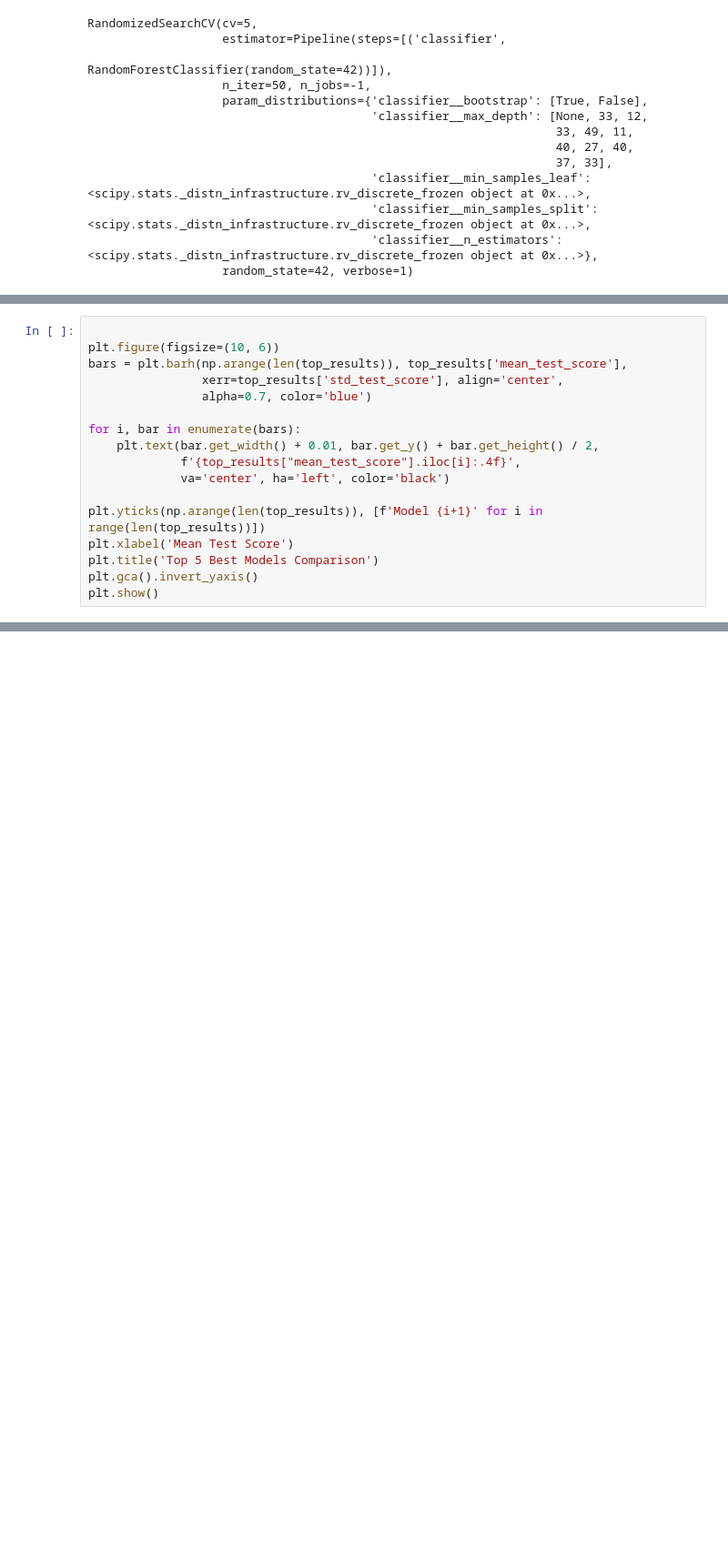
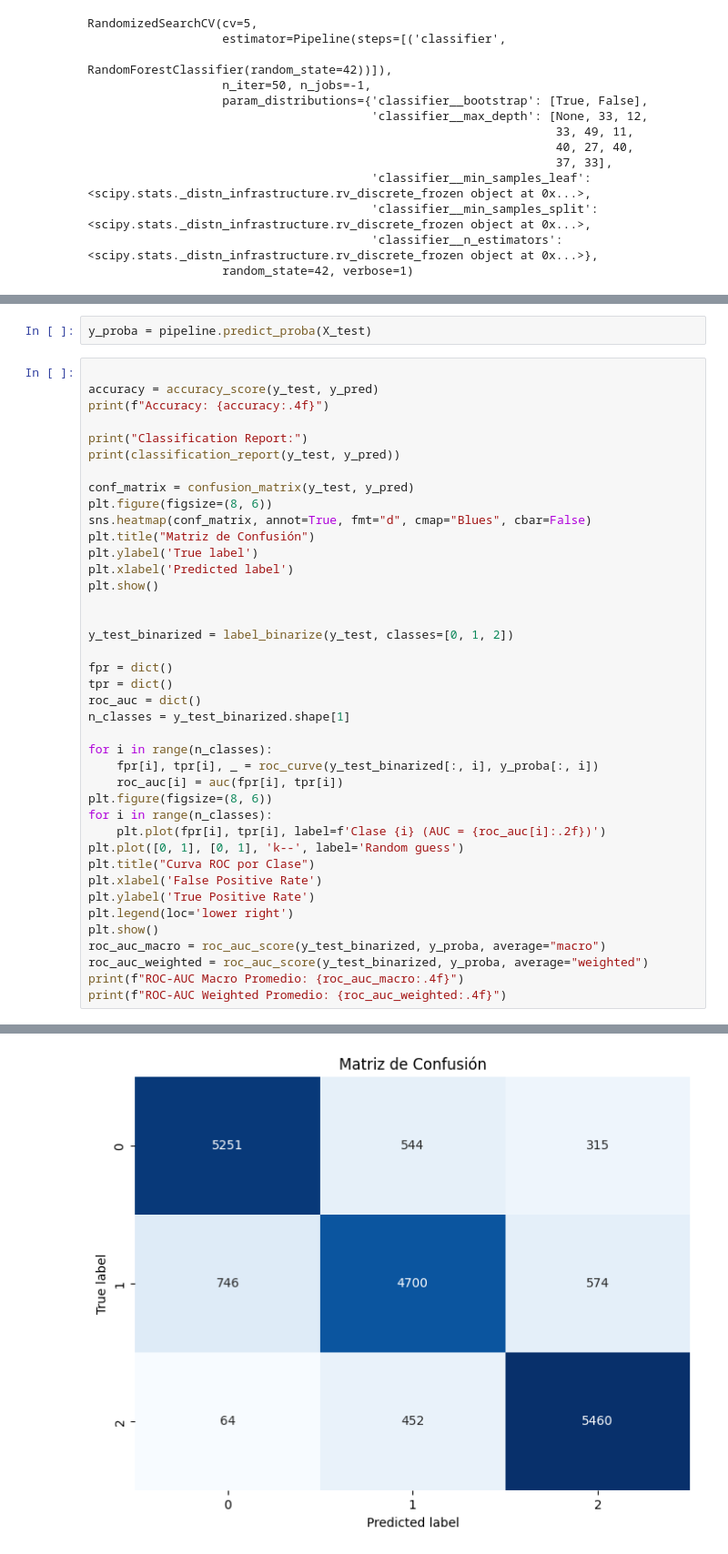
Before and after one commit to felipetryt12/Proyecto-Clasificacion-de-Score-Crediticio, a Jupyter notebook: PROYECTO/src/models_training/optimizacion_random_forest.ipynb, the cells around one changed output, grey strips where cells are left out. Shown at 91% size. Drawn from its saved outputs; the diff is of its cells as text; blank space fills up the shorter version.

Commit message:
Modelo_completo

```diff
--- a/PROYECTO/src/models_training/optimizacion_random_forest.ipynb
+++ b/PROYECTO/src/models_training/optimizacion_random_forest.ipynb
@@ -183,20 +167,3 @@ top_results
 | 21 | 0.835962 | 0.003326 | 512 | 33 | 17 | ... |
 | 9 | 0.835340 | 0.003228 | 965 | 49 | 16 | ... |
 | 27 | 0.834567 | 0.002744 | 758 | 33 | 8 | ... |
-# %%
-
-plt.figure(figsize=(10, 6))
-bars = plt.barh(np.arange(len(top_results)), top_results['mean_test_score'],
-                xerr=top_results['std_test_score'], align='center',
-                alpha=0.7, color='blue')
-
-for i, bar in enumerate(bars):
-    plt.text(bar.get_width() + 0.01, bar.get_y() + bar.get_height() / 2,
-             f'{top_results["mean_test_score"].iloc[i]:.4f}',
-             va='center', ha='left', color='black')
-
-plt.yticks(np.arange(len(top_results)), [f'Model {i+1}' for i in range(len(top_results))])
-plt.xlabel('Mean Test Score')
-plt.title('Top 5 Best Models Comparison')
-plt.gca().invert_yaxis()
-plt.show()
@@ -204,0 +313,43 @@ plt.show()
+# %%
+y_proba = pipeline.predict_proba(X_test)
+# %%
+
+accuracy = accuracy_score(y_test, y_pred)
+print(f"Accuracy: {accuracy:.4f}")
+
+print("Classification Report:")
+print(classification_report(y_test, y_pred))
+
+conf_matrix = confusion_matrix(y_test, y_pred)
+plt.figure(figsize=(8, 6))
+sns.heatmap(conf_matrix, annot=True, fmt="d", cmap="Blues", cbar=False)
+plt.title("Matriz de Confusión")
+plt.ylabel('True label')
+plt.xlabel('Predicted label')
+plt.show()
+
+
+y_test_binarized = label_binarize(y_test, classes=[0, 1, 2])
+
+fpr = dict()
+tpr = dict()
+roc_auc = dict()
+n_classes = y_test_binarized.shape[1]
+
+for i in range(n_classes):
+    fpr[i], tpr[i], _ = roc_curve(y_test_binarized[:, i], y_proba[:, i])
+    roc_auc[i] = auc(fpr[i], tpr[i])
+plt.figure(figsize=(8, 6))
+for i in range(n_classes):
+    plt.plot(fpr[i], tpr[i], label=f'Clase {i} (AUC = {roc_auc[i]:.2f})')
+plt.plot([0, 1], [0, 1], 'k--', label='Random guess')
+plt.title("Curva ROC por Clase")
+plt.xlabel('False Positive Rate')
+plt.ylabel('True Positive Rate')
+plt.legend(loc='lower right')
+plt.show()
+roc_auc_macro = roc_auc_score(y_test_binarized, y_proba, average="macro")
+roc_auc_weighted = roc_auc_score(y_test_binarized, y_proba, average="weighted")
+print(f"ROC-AUC Macro Promedio: {roc_auc_macro:.4f}")
+print(f"ROC-AUC Weighted Promedio: {roc_auc_weighted:.4f}")
+# %% [output]
@@ -204,0 +367 @@ plt.show()
+[figure, added]
```
Also changed, not shown: parts of 16 cells of this notebook, 1 other file.
